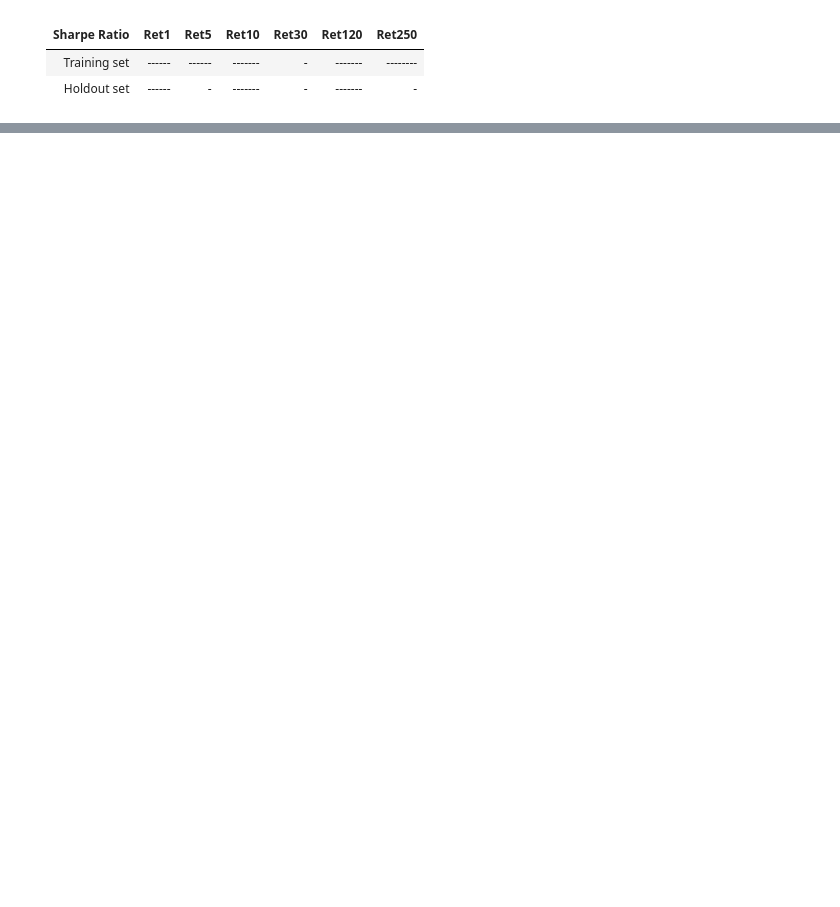
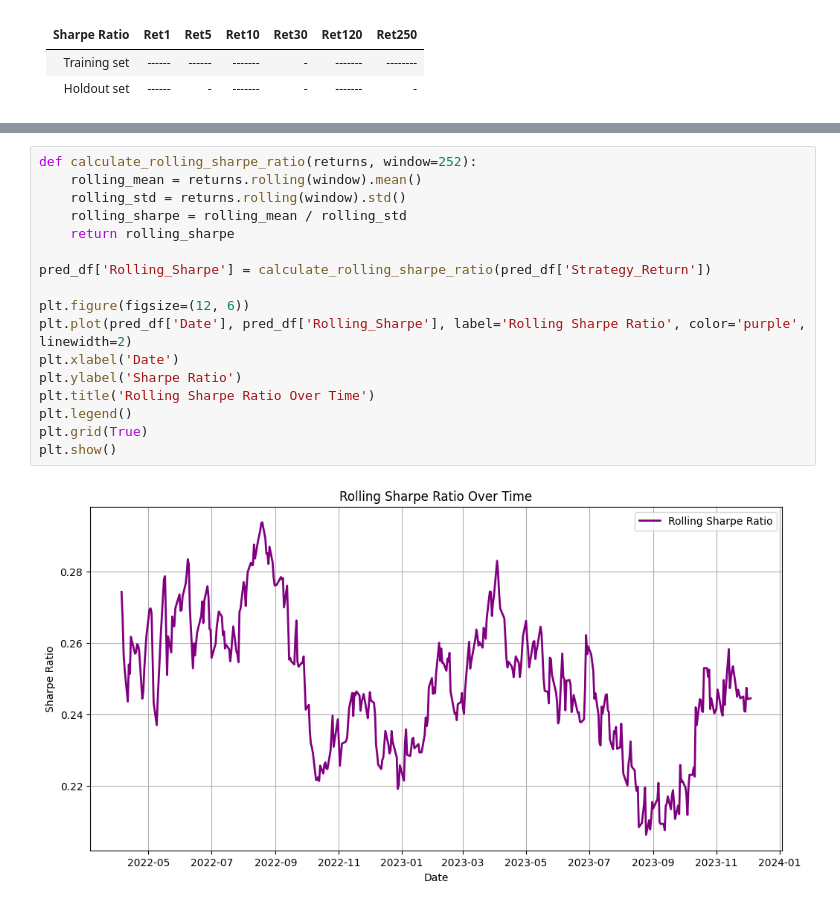
Before and after one commit to ShiweiHe0713/RegressionBased-ESG_Company_Trading, a Jupyter notebook: modeling.ipynb, the cells around one changed output, grey strips where cells are left out. Drawn from its saved outputs; the diff is of its cells as text; blank space fills up the shorter version.

```diff
--- a/modeling.ipynb
+++ b/modeling.ipynb
@@ -384,0 +527,19 @@ df.to_excel("AAPL_training_result.xlsx")
+# %%
+def calculate_rolling_sharpe_ratio(returns, window=252):
+    rolling_mean = returns.rolling(window).mean()
+    rolling_std = returns.rolling(window).std()
+    rolling_sharpe = rolling_mean / rolling_std
+    return rolling_sharpe
+
+pred_df['Rolling_Sharpe'] = calculate_rolling_sharpe_ratio(pred_df['Strategy_Return'])
+
+plt.figure(figsize=(12, 6))
+plt.plot(pred_df['Date'], pred_df['Rolling_Sharpe'], label='Rolling Sharpe Ratio', color='purple', linewidth=2)
+plt.xlabel('Date')
+plt.ylabel('Sharpe Ratio')
+plt.title('Rolling Sharpe Ratio Over Time')
+plt.legend()
+plt.grid(True)
+plt.show()
+# %% [output]
+[figure, added]
```
Also changed, not shown: parts of 40 cells of this notebook, 5 other files.
